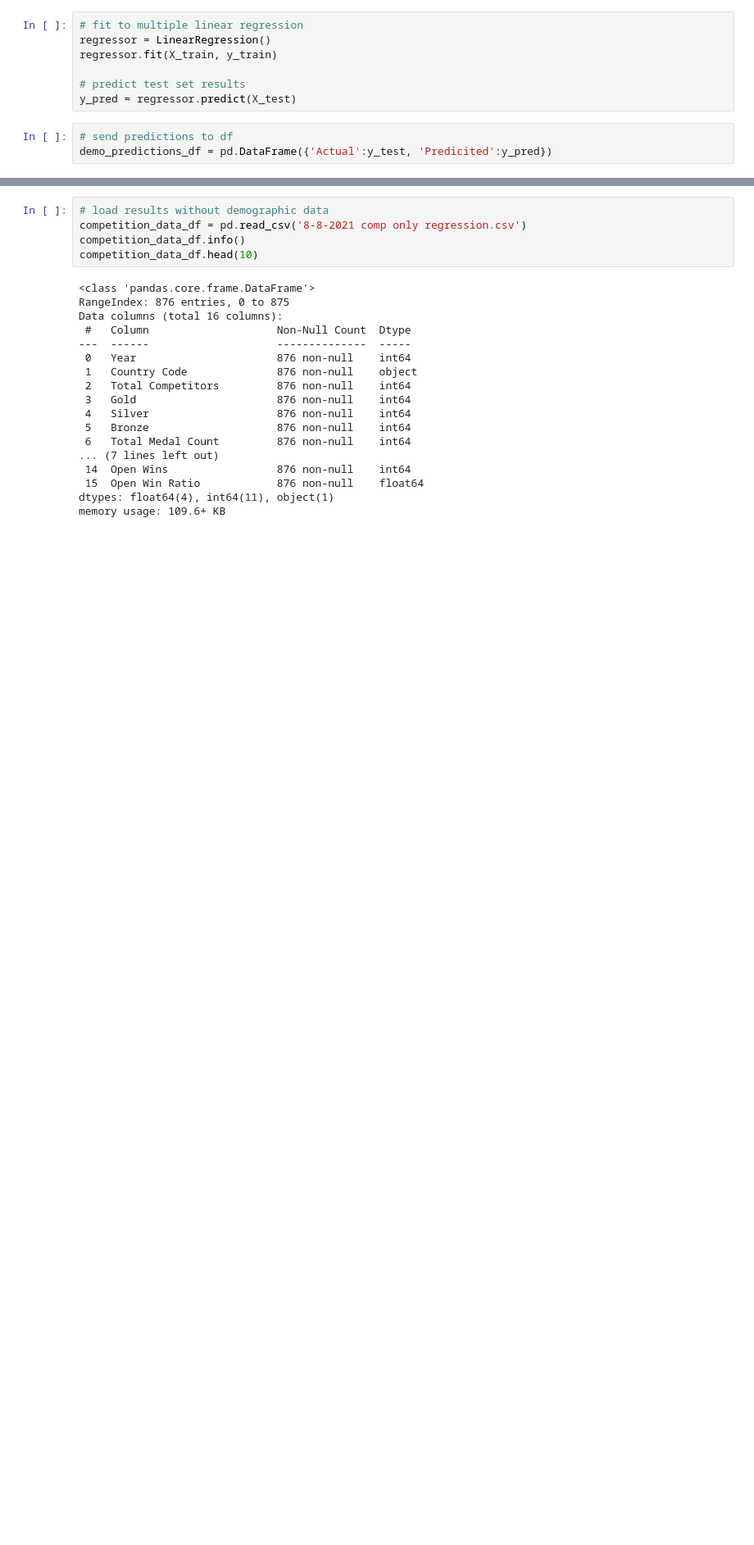
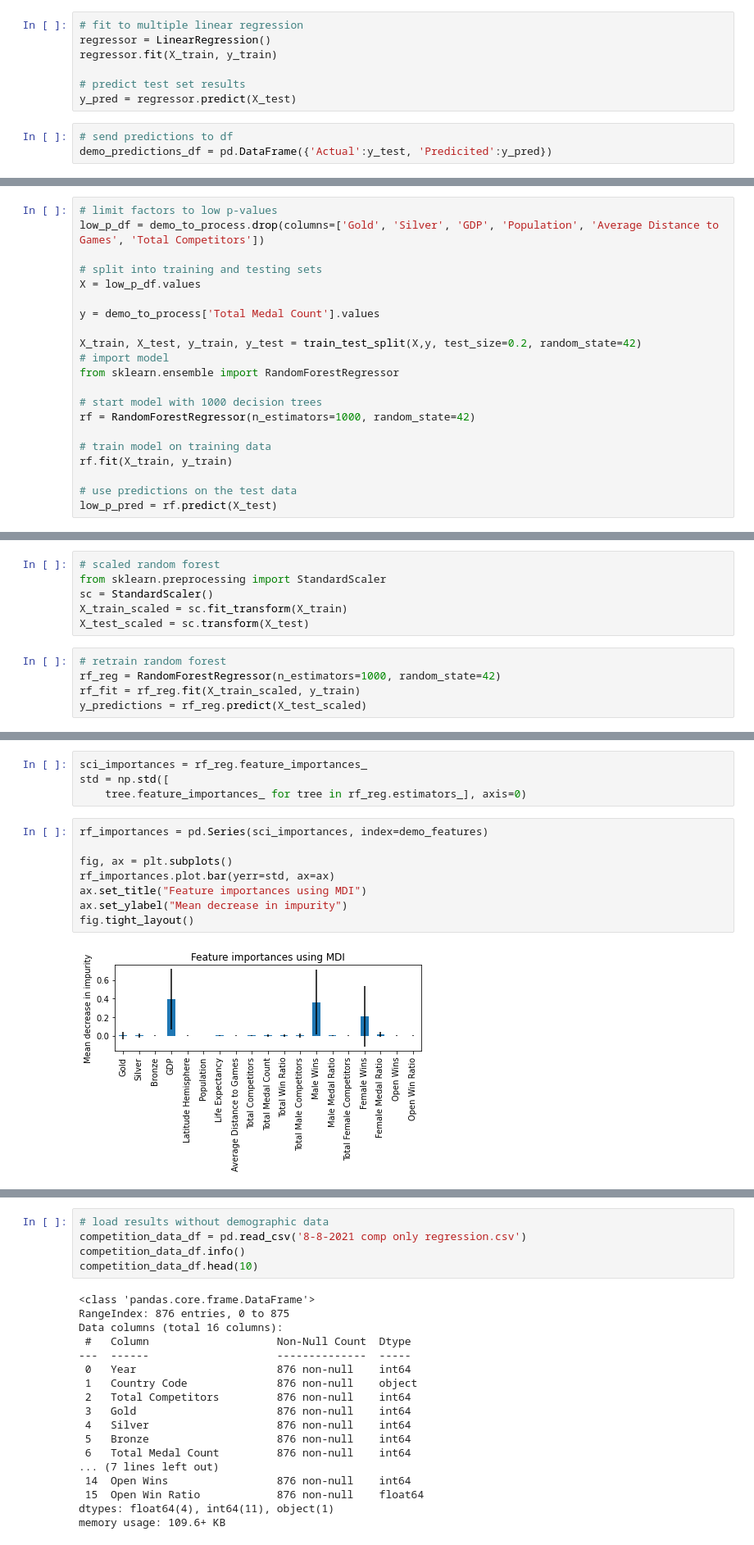
Before and after one commit to johnt1311/Olympics, a Jupyter notebook: Trey_Graham/Completed Resources/regression_draft_2.ipynb, the cells around one changed output, grey strips where cells are left out. Shown: that part at 82% size. Drawn from its saved outputs; the diff is of its cells as text; blank space fills up the shorter version.

```diff
--- a/Trey_Graham/Completed Resources/regression_draft_2.ipynb
+++ b/Trey_Graham/Completed Resources/regression_draft_2.ipynb
@@ -189 +275,22 @@ Notes:
 strong multicollinearity problems or that the design matrix is singular.
+# %%
+# limit factors to low p-values
+low_p_df = demo_to_process.drop(columns=['Gold', 'Silver', 'GDP', 'Population', 'Average Distance to Games', 'Total Competitors'])
+
+# split into training and testing sets
+X = low_p_df.values
+
+y = demo_to_process['Total Medal Count'].values
+
+X_train, X_test, y_train, y_test = train_test_split(X,y, test_size=0.2, random_state=42)
+# import model
+from sklearn.ensemble import RandomForestRegressor
+
+# start model with 1000 decision trees
+rf = RandomForestRegressor(n_estimators=1000, random_state=42)
+
+# train model on training data
+rf.fit(X_train, y_train)
+
+# use predictions on the test data
+low_p_pred = rf.predict(X_test)
@@ -189,0 +379,11 @@ strong multicollinearity problems or that the design matrix is singular.
+# %%
+# scaled random forest
+from sklearn.preprocessing import StandardScaler
+sc = StandardScaler()
+X_train_scaled = sc.fit_transform(X_train)
+X_test_scaled = sc.transform(X_test)
+# %%
+# retrain random forest
+rf_reg = RandomForestRegressor(n_estimators=1000, random_state=42)
+rf_fit = rf_reg.fit(X_train_scaled, y_train)
+y_predictions = rf_reg.predict(X_test_scaled)
@@ -189,0 +458,14 @@ strong multicollinearity problems or that the design matrix is singular.
+# %%
+sci_importances = rf_reg.feature_importances_
+std = np.std([
+    tree.feature_importances_ for tree in rf_reg.estimators_], axis=0)
+# %%
+rf_importances = pd.Series(sci_importances, index=demo_features)
+
+fig, ax = plt.subplots()
+rf_importances.plot.bar(yerr=std, ax=ax)
+ax.set_title("Feature importances using MDI")
+ax.set_ylabel("Mean decrease in impurity")
+fig.tight_layout()
+# %% [output]
+[figure, added]
```
Also changed, not shown: parts of 45 cells of this notebook, 6 other files.
